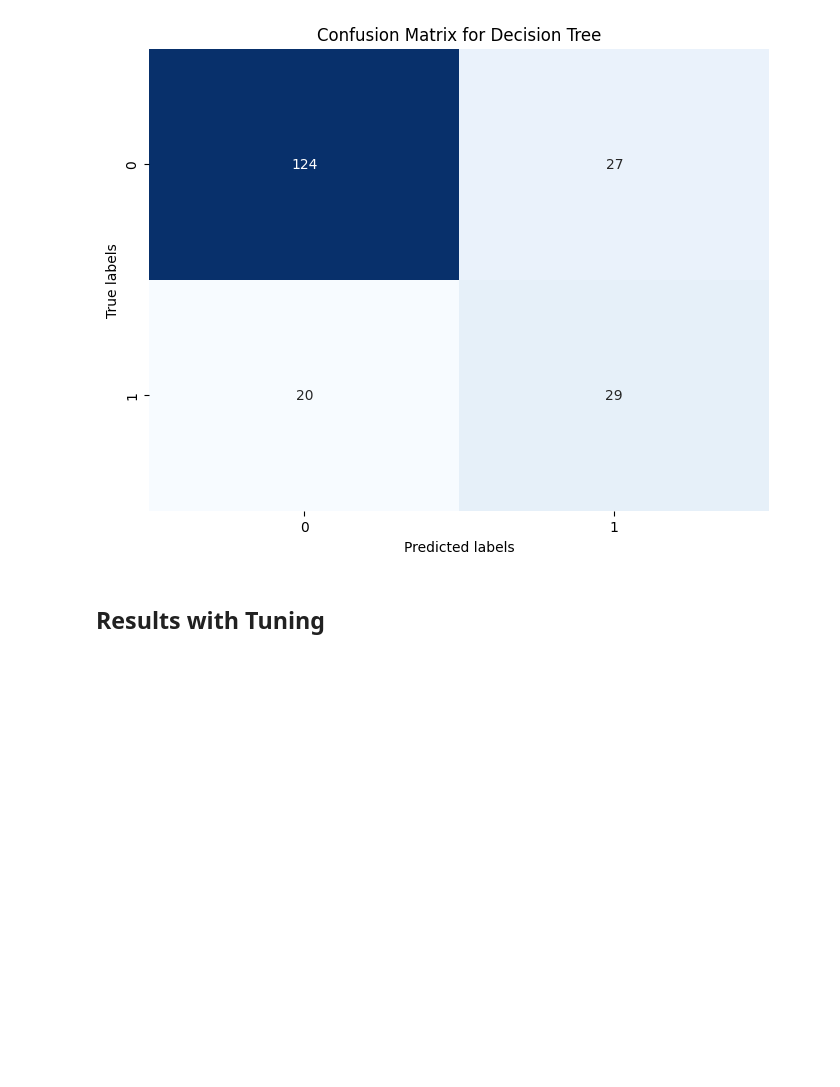
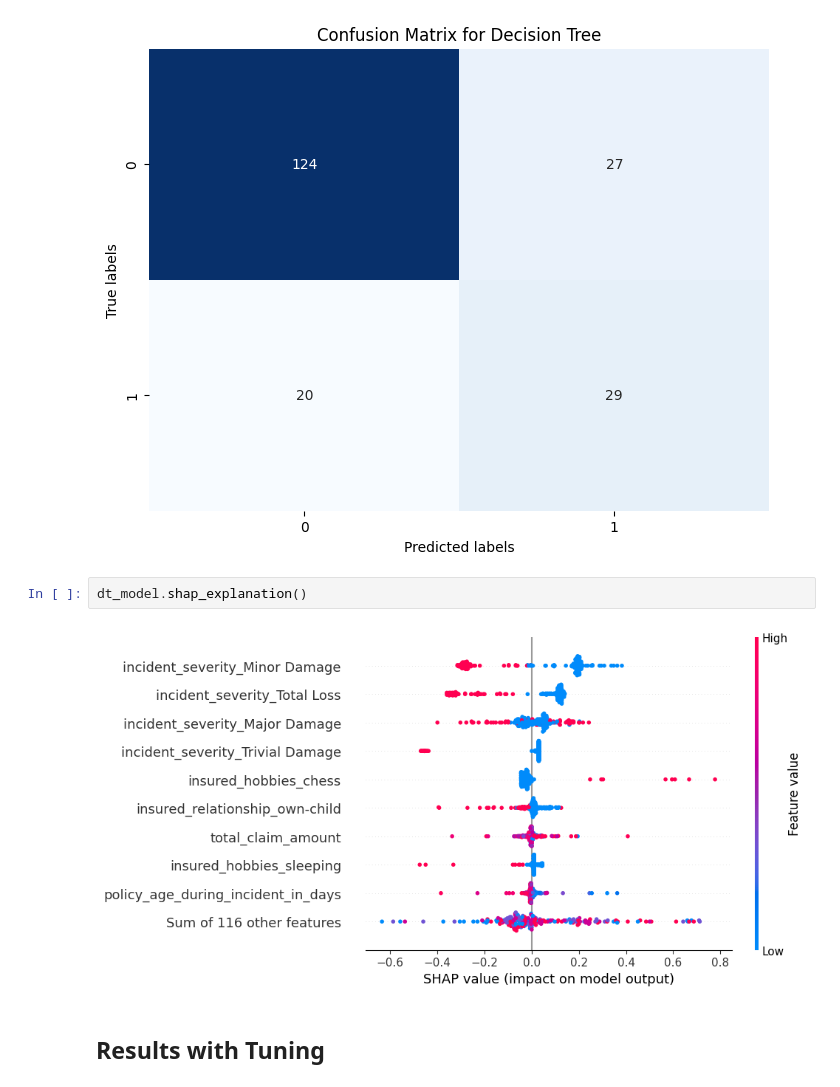
Before and after one commit to kevinchs0808/DSA4263-Project, a Jupyter notebook: main.ipynb, the cells around one changed output. Saved outputs shown, nothing was run; the diff lists cells and outputs as text; blank space fills up the shorter version.

```diff
--- a/main.ipynb
+++ b/main.ipynb
@@ -276,6 +280,10 @@ dt_model.evaluate()
 cm_dt_base = dt_model.plot_confusion_matrix()
 # %% [output]
 [figure]
+# %%
+dt_model.shap_explanation()
+# %% [output]
+[figure, added]
 # %% [markdown]
 ## Results with Tuning
 # %%
```
Also changed, not shown: parts of 1 cell of this notebook.
